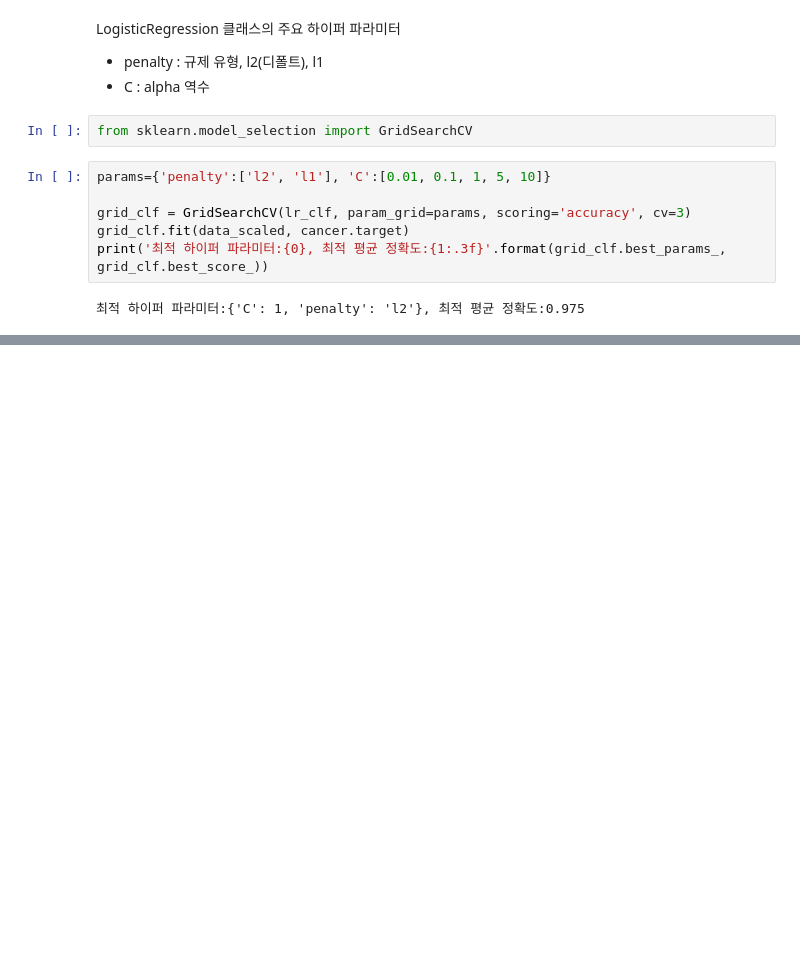
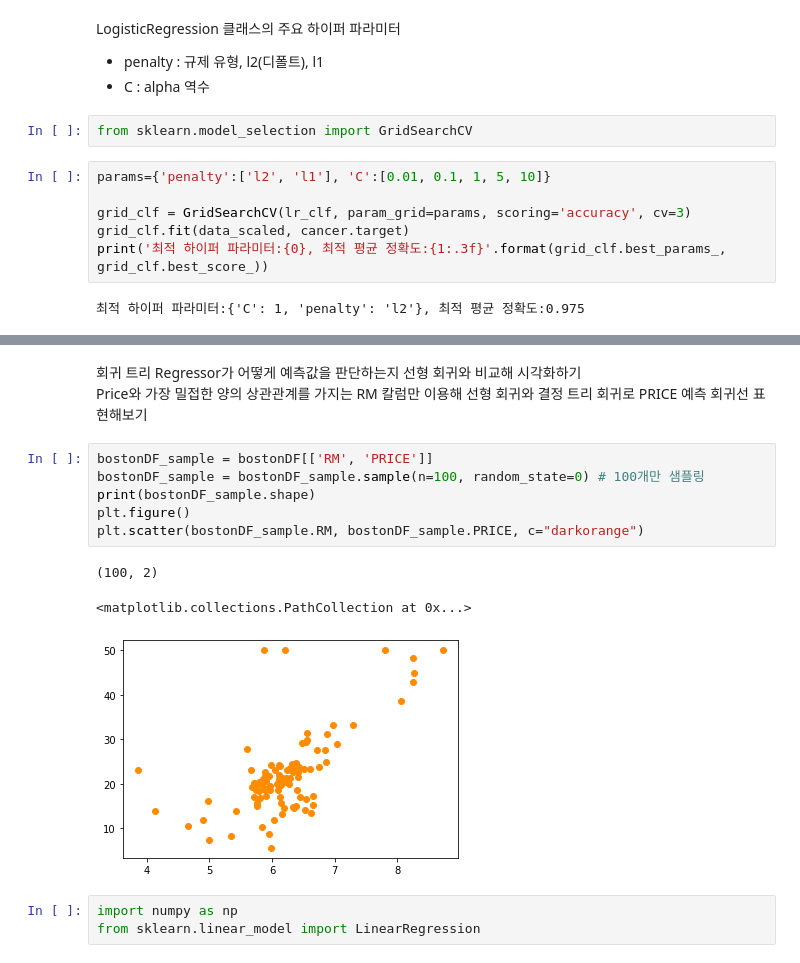
Before and after one commit to white-bean/Data-Analysis, a Jupyter notebook: Week_6/이지원_Week6.ipynb, the cells around one changed output, grey strips where cells are left out. Saved outputs shown, nothing was run; the diff lists cells and outputs as text; blank space fills up the shorter version.

```diff
--- a/Week_6/이지원_Week6.ipynb
+++ b/Week_6/이지원_Week6.ipynb
@@ -847,0 +934,16 @@ print('최적 하이퍼 파라미터:{0}, 최적 평균 정확도:{1:.3f}'.forma
+# %% [markdown]
+회귀 트리 Regressor가 어떻게 예측값을 판단하는지 선형 회귀와 비교해 시각화하기<br>
+Price와 가장 밀접한 양의 상관관계를 가지는 RM 칼럼만 이용해 선형 회귀와 결정 트리 회귀로 PRICE 예측 회귀선 표현해보기
+# %%
+bostonDF_sample = bostonDF[['RM', 'PRICE']]
+bostonDF_sample = bostonDF_sample.sample(n=100, random_state=0) # 100개만 샘플링
+print(bostonDF_sample.shape)
+plt.figure()
+plt.scatter(bostonDF_sample.RM, bostonDF_sample.PRICE, c="darkorange")
+# %% [output]
+(100, 2)
+<matplotlib.collections.PathCollection at 0x...>
+[figure, added]
+# %%
+import numpy as np
+from sklearn.linear_model import LinearRegression
```
Also changed, not shown: parts of 47 cells of this notebook.
